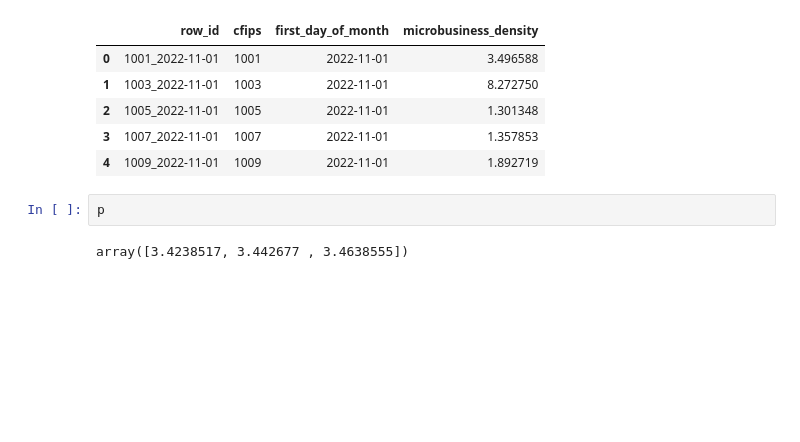
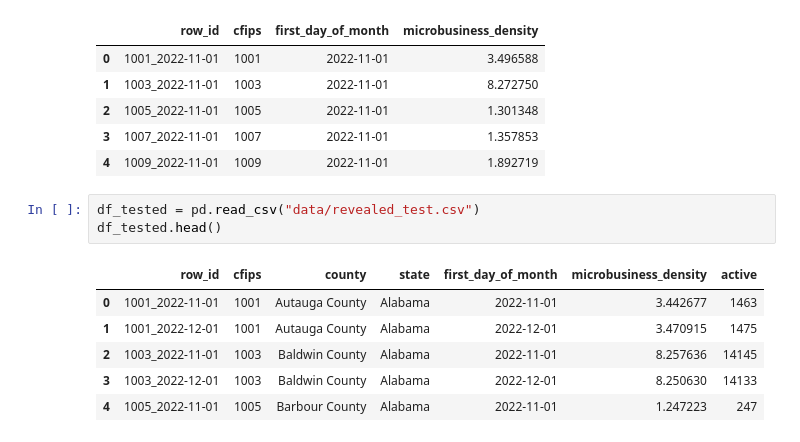
Before and after one commit to SHARANYASWANT/Micro-Business-Density-Forecasting, a Jupyter notebook: notebook.ipynb, the cells around one changed output. Cells and saved outputs as stored; diff of their text form; blank space fills up the shorter version.

```diff
--- a/notebook.ipynb
+++ b/notebook.ipynb
@@ -197,7 +197,13 @@ df_test.head()
 | 2 | 1005_2022-11-01 | 1005 | 2022-11-01 | 1.301348 |
 | 3 | 1007_2022-11-01 | 1007 | 2022-11-01 | 1.357853 |
 | 4 | 1009_2022-11-01 | 1009 | 2022-11-01 | 1.892719 |
-# %%
-p
-# %% [output]
-array([3.4238517, 3.442677 , 3.4638555])
+# %%
+df_tested = pd.read_csv("data/revealed_test.csv")
+df_tested.head()
+# %% [output]
+|  | row_id | cfips | county | state | first_day_of_month | microbusiness_density | active |
+| 0 | 1001_2022-11-01 | 1001 | Autauga County | Alabama | 2022-11-01 | 3.442677 | 1463 |
+| 1 | 1001_2022-12-01 | 1001 | Autauga County | Alabama | 2022-12-01 | 3.470915 | 1475 |
+| 2 | 1003_2022-11-01 | 1003 | Baldwin County | Alabama | 2022-11-01 | 8.257636 | 14145 |
+| 3 | 1003_2022-12-01 | 1003 | Baldwin County | Alabama | 2022-12-01 | 8.250630 | 14133 |
+| 4 | 1005_2022-11-01 | 1005 | Barbour County | Alabama | 2022-11-01 | 1.247223 | 247 |
```
Also changed, not shown: parts of 4 cells of this notebook, 1 other file.
